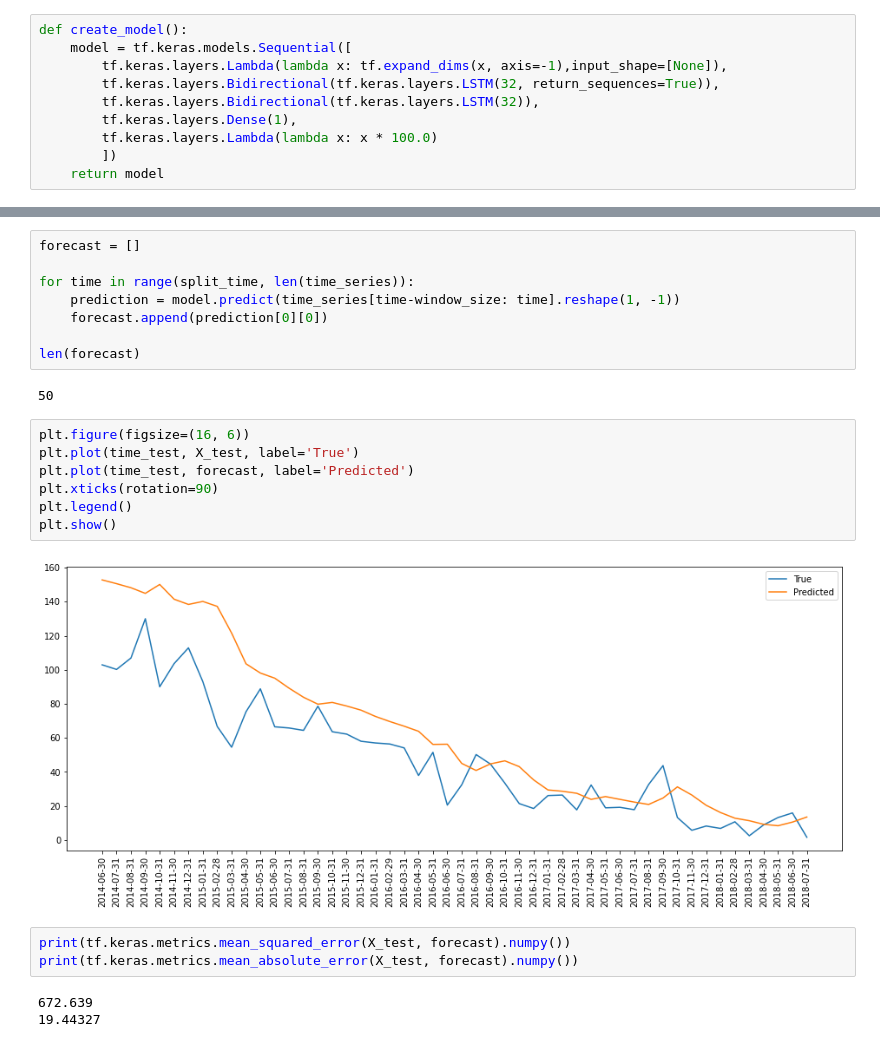
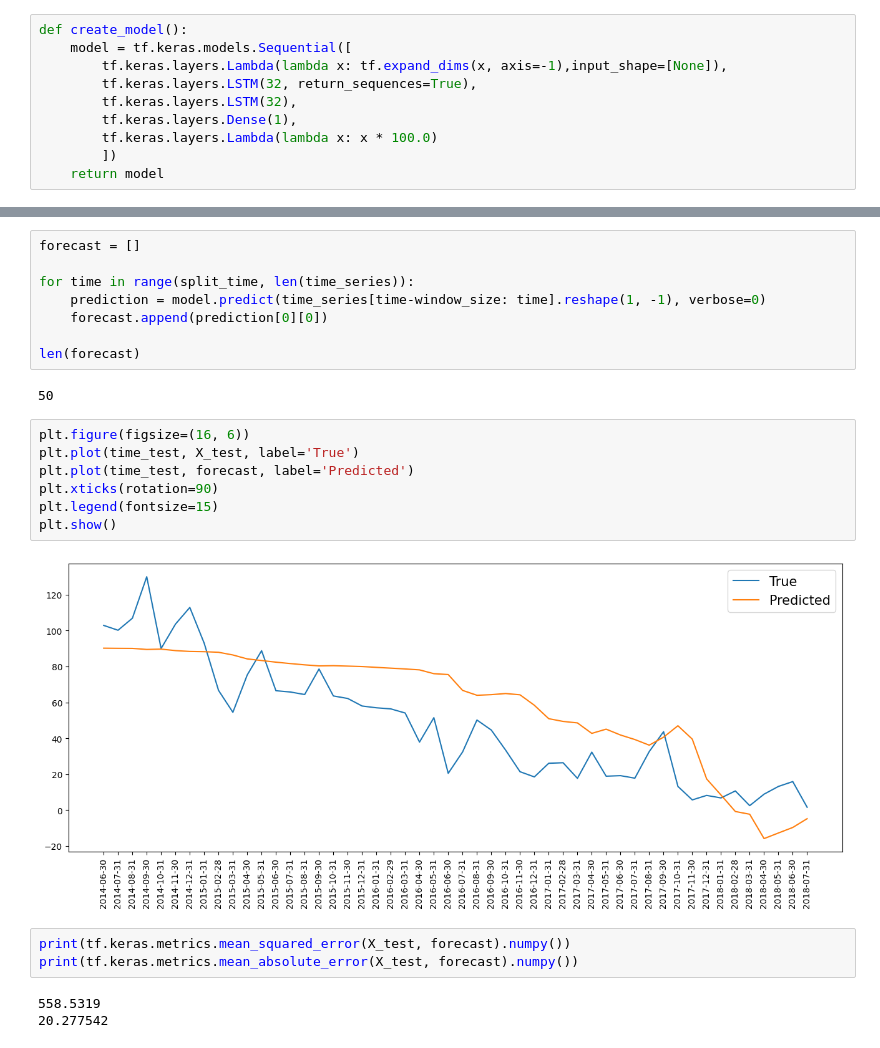
Before and after one commit to ironmanciti/Time_Series_Lecture, a Jupyter notebook: 045_Optimal_LearningRate_Huber_Loss.ipynb, the cells around one changed output, grey strips where cells are left out. Cells and saved outputs as stored; diff of their text form.

```diff
--- a/045_Optimal_LearningRate_Huber_Loss.ipynb
+++ b/045_Optimal_LearningRate_Huber_Loss.ipynb
@@ -86,8 +100,8 @@ y =  (16,)
 def create_model():
     model = tf.keras.models.Sequential([
         tf.keras.layers.Lambda(lambda x: tf.expand_dims(x, axis=-1),input_shape=[None]),
-        tf.keras.layers.Bidirectional(tf.keras.layers.LSTM(32, return_sequences=True)),
-        tf.keras.layers.Bidirectional(tf.keras.layers.LSTM(32)),
+        tf.keras.layers.LSTM(32, return_sequences=True),
+        tf.keras.layers.LSTM(32),
         tf.keras.layers.Dense(1),
         tf.keras.layers.Lambda(lambda x: x * 100.0)
         ])
@@ -195,7 +246,7 @@ plt.plot(history.history['loss'])
 forecast = []
 
 for time in range(split_time, len(time_series)):
-    prediction = model.predict(time_series[time-window_size: time].reshape(1, -1))
+    prediction = model.predict(time_series[time-window_size: time].reshape(1, -1), verbose=0)
     forecast.append(prediction[0][0])
 
 len(forecast)
@@ -204,15 +255,15 @@ len(forecast)
 # %%
 plt.figure(figsize=(16, 6))
 plt.plot(time_test, X_test, label='True')
 plt.plot(time_test, forecast, label='Predicted')
 plt.xticks(rotation=90)
-plt.legend()
+plt.legend(fontsize=15)
 plt.show()
 # %% [output]
-[figure, old version]
+[figure, new version]
 # %%
 print(tf.keras.metrics.mean_squared_error(X_test, forecast).numpy())
 print(tf.keras.metrics.mean_absolute_error(X_test, forecast).numpy())
 # %% [output]
-672.639
-19.44327
+558.5319
+20.277542
```
Also changed, not shown: parts of 18 cells of this notebook, 14 other files.
